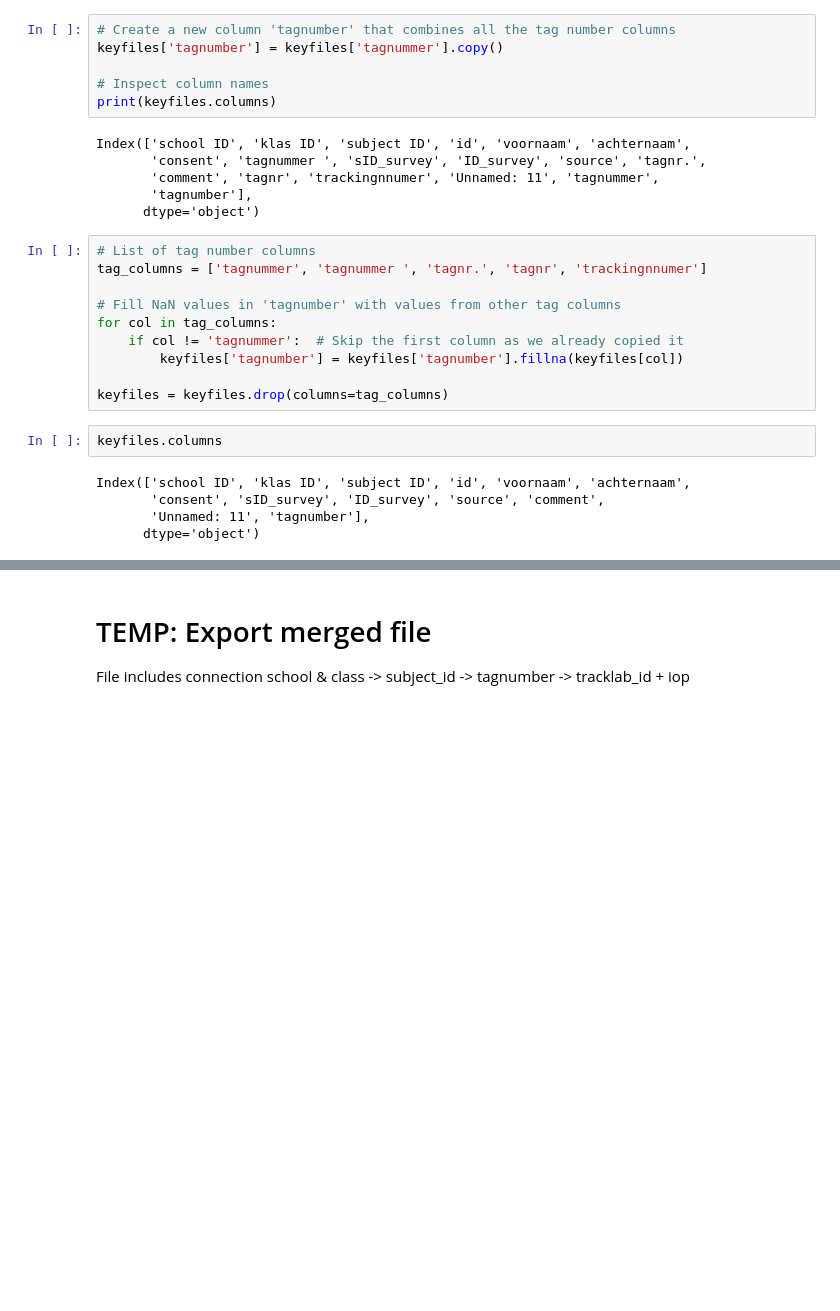
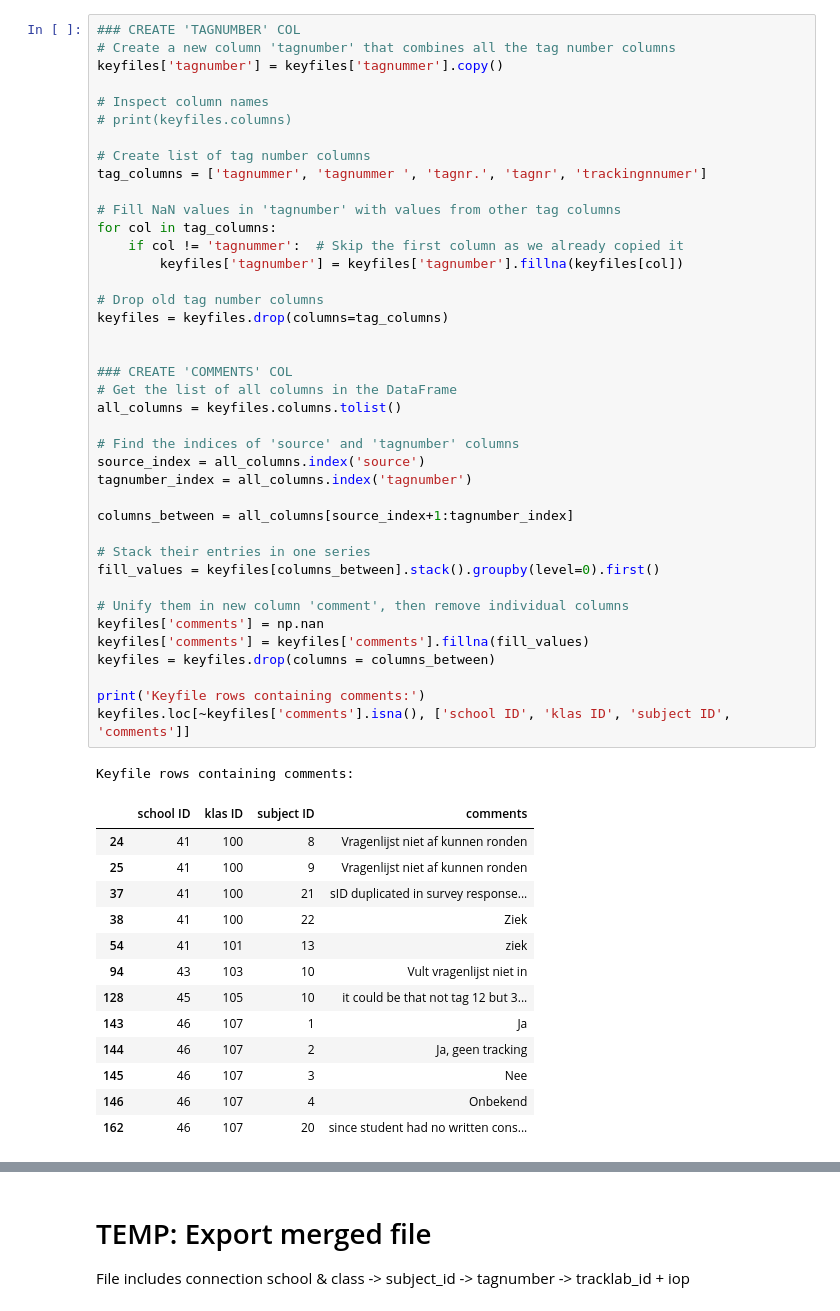
Before and after one commit to majaazdaja/dsp, a Jupyter notebook: notebooks/survey-data.ipynb, the cells around one changed output, grey strips where cells are left out. Saved outputs shown, nothing was run; the diff lists cells and outputs as text; blank space fills up the shorter version.

```diff
--- a/notebooks/survey-data.ipynb
+++ b/notebooks/survey-data.ipynb
@@ -183,29 +211,55 @@ I'm merging the columns containing tag numbers into one column and assigning sch
 # %%
+### CREATE 'TAGNUMBER' COL
 # Create a new column 'tagnumber' that combines all the tag number columns
 keyfiles['tagnumber'] = keyfiles['tagnummer'].copy()
 
 # Inspect column names
-print(keyfiles.columns)
+# print(keyfiles.columns)
+
+# Create list of tag number columns
+tag_columns = ['tagnummer', 'tagnummer ', 'tagnr.', 'tagnr', 'trackingnnumer']
+
+# Fill NaN values in 'tagnumber' with values from other tag columns
+for col in tag_columns:
+    if col != 'tagnummer':  # Skip the first column as we already copied it
+        keyfiles['tagnumber'] = keyfiles['tagnumber'].fillna(keyfiles[col])
+
+# Drop old tag number columns
+keyfiles = keyfiles.drop(columns=tag_columns)
+
+
+### CREATE 'COMMENTS' COL
+# Get the list of all columns in the DataFrame
+all_columns = keyfiles.columns.tolist()
+
+# Find the indices of 'source' and 'tagnumber' columns
+source_index = all_columns.index('source')
+tagnumber_index = all_columns.index('tagnumber')
+
+columns_between = all_columns[source_index+1:tagnumber_index]
+
+# Stack their entries in one series
+fill_values = keyfiles[columns_between].stack().groupby(level=0).first()
+
+# Unify them in new column 'comment', then remove individual columns
+keyfiles['comments'] = np.nan
+keyfiles['comments'] = keyfiles['comments'].fillna(fill_values)
+keyfiles = keyfiles.drop(columns = columns_between)
+
+print('Keyfile rows containing comments:')
+keyfiles.loc[~keyfiles['comments'].isna(), ['school ID', 'klas ID', 'subject ID', 'comments']]
 # %% [output]
-Index(['school ID', 'klas ID', 'subject ID', 'id', 'voornaam', 'achternaam',
-       'consent', 'tagnummer ', 'sID_survey', 'ID_survey', 'source', 'tagnr.',
-       'comment', 'tagnr', 'trackingnnumer', 'Unnamed: 11', 'tagnummer',
-       'tagnumber'],
-      dtype='object')
+Keyfile rows containing comments:
+|  | school ID | klas ID | subject ID | comments |
+| 24 | 41 | 100 | 8 | Vragenlijst niet af kunnen ronden |
+| 25 | 41 | 100 | 9 | Vragenlijst niet af kunnen ronden |
+| 37 | 41 | 100 | 21 | sID duplicated in survey response... |
+| 38 | 41 | 100 | 22 | Ziek |
+| 54 | 41 | 101 | 13 | ziek |
+| 94 | 43 | 103 | 10 | Vult vragenlijst niet in |
+| 128 | 45 | 105 | 10 | it could be that not tag 12 but 3... |
+| 143 | 46 | 107 | 1 | Ja |
+| 144 | 46 | 107 | 2 | Ja, geen tracking |
+| 145 | 46 | 107 | 3 | Nee |
+| 146 | 46 | 107 | 4 | Onbekend |
+| 162 | 46 | 107 | 20 | since student had no written cons... |
-# %%
-# List of tag number columns
-tag_columns = ['tagnummer', 'tagnummer ', 'tagnr.', 'tagnr', 'trackingnnumer']
-
-# Fill NaN values in 'tagnumber' with values from other tag columns
-for col in tag_columns:
-    if col != 'tagnummer':  # Skip the first column as we already copied it
-        keyfiles['tagnumber'] = keyfiles['tagnumber'].fillna(keyfiles[col])
-
-keyfiles = keyfiles.drop(columns=tag_columns)
-# %%
-keyfiles.columns
-# %% [output]
-Index(['school ID', 'klas ID', 'subject ID', 'id', 'voornaam', 'achternaam',
-       'consent', 'sID_survey', 'ID_survey', 'source', 'comment',
-       'Unnamed: 11', 'tagnumber'],
-      dtype='object')
```
Also changed, not shown: parts of 38 cells of this notebook.
